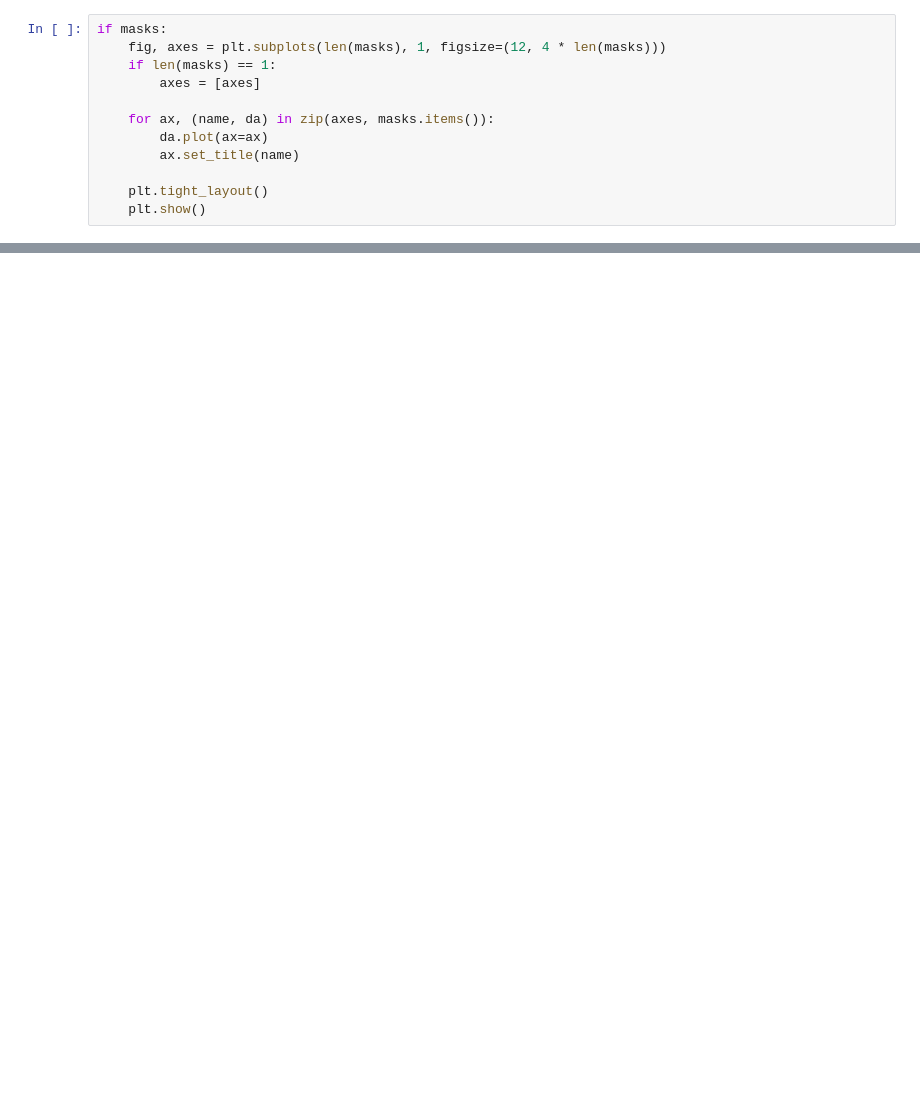
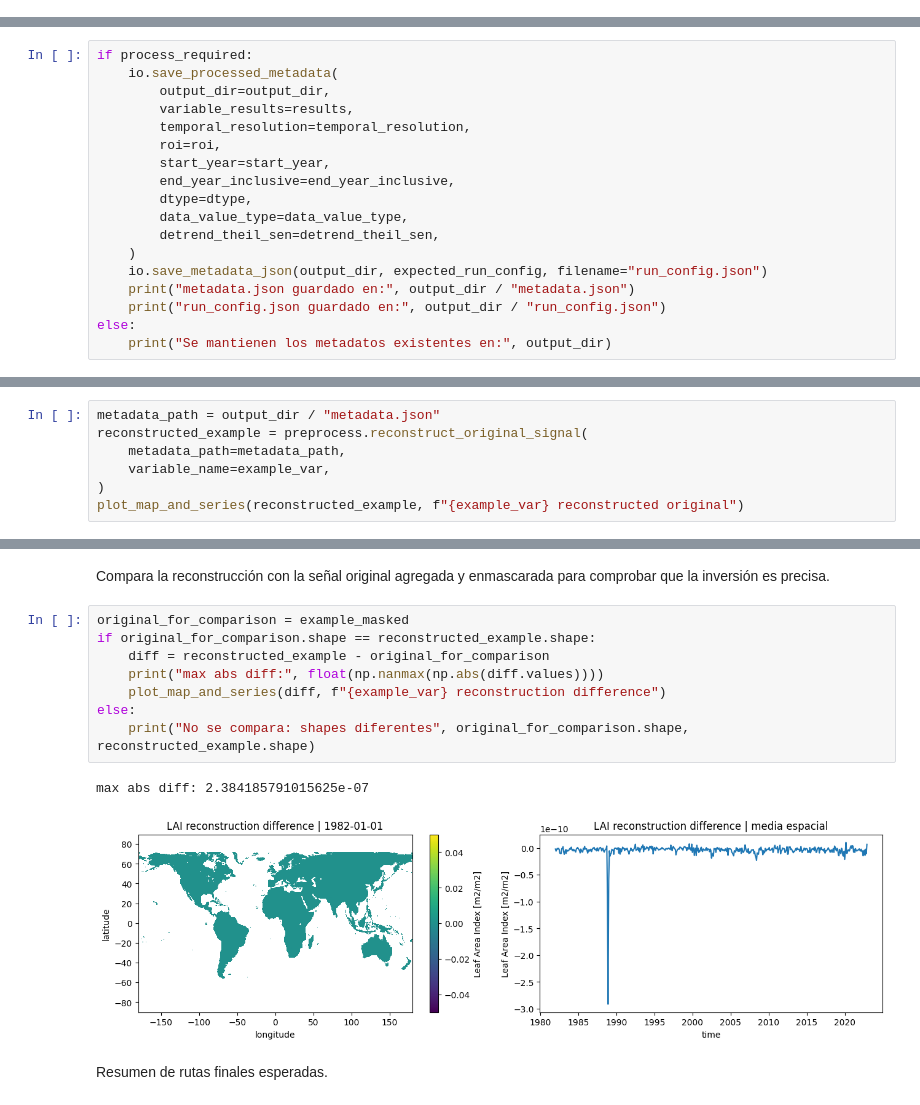
Before and after one commit to garciadd/profecia, a Jupyter notebook: notebooks/data.ipynb, the cells around one changed output, grey strips where cells are left out. Drawn from its saved outputs; the diff is of its cells as text; blank space fills up the shorter version.

Commit message:
Integrate preprocessing and ferag workflow updates

```diff
--- a/notebooks/data.ipynb
+++ b/notebooks/data.ipynb
@@ -94,12 +0,0 @@ bs (360, 720) uint8
-# %%
-if masks:
-    fig, axes = plt.subplots(len(masks), 1, figsize=(12, 4 * len(masks)))
-    if len(masks) == 1:
-        axes = [axes]
-
-    for ax, (name, da) in zip(axes, masks.items()):
-        da.plot(ax=ax)
-        ax.set_title(name)
-
-    plt.tight_layout()
-    plt.show()
@@ -220,0 +238,18 @@ Output dir: /home/dani/github/profecia/data/processed/land_ebf_bs_annual
+# %%
+if process_required:
+    io.save_processed_metadata(
+        output_dir=output_dir,
+        variable_results=results,
+        temporal_resolution=temporal_resolution,
+        roi=roi,
+        start_year=start_year,
+        end_year_inclusive=end_year_inclusive,
+        dtype=dtype,
+        data_value_type=data_value_type,
+        detrend_theil_sen=detrend_theil_sen,
+    )
+    io.save_metadata_json(output_dir, expected_run_config, filename="run_config.json")
+    print("metadata.json guardado en:", output_dir / "metadata.json")
+    print("run_config.json guardado en:", output_dir / "run_config.json")
+else:
+    print("Se mantienen los metadatos existentes en:", output_dir)
@@ -220,0 +273,7 @@ Output dir: /home/dani/github/profecia/data/processed/land_ebf_bs_annual
+# %%
+metadata_path = output_dir / "metadata.json"
+reconstructed_example = preprocess.reconstruct_original_signal(
+    metadata_path=metadata_path,
+    variable_name=example_var,
+)
+plot_map_and_series(reconstructed_example, f"{example_var} reconstructed original")
@@ -220,0 +282,15 @@ Output dir: /home/dani/github/profecia/data/processed/land_ebf_bs_annual
+# %% [markdown]
+Compara la reconstrucción con la señal original agregada y enmascarada para comprobar que la inversión es precisa.
+# %%
+original_for_comparison = example_masked
+if original_for_comparison.shape == reconstructed_example.shape:
+    diff = reconstructed_example - original_for_comparison
+    print("max abs diff:", float(np.nanmax(np.abs(diff.values))))
+    plot_map_and_series(diff, f"{example_var} reconstruction difference")
+else:
+    print("No se compara: shapes diferentes", original_for_comparison.shape, reconstructed_example.shape)
+# %% [output]
+max abs diff: 2.384185791015625e-07
+[figure, added]
+# %% [markdown]
+Resumen de rutas finales esperadas.
```
Also changed, not shown: parts of 39 cells of this notebook, 17 other files.
